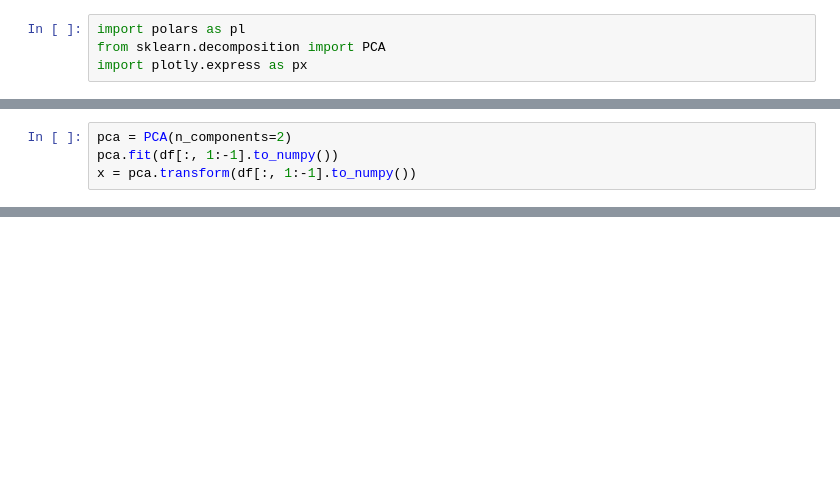
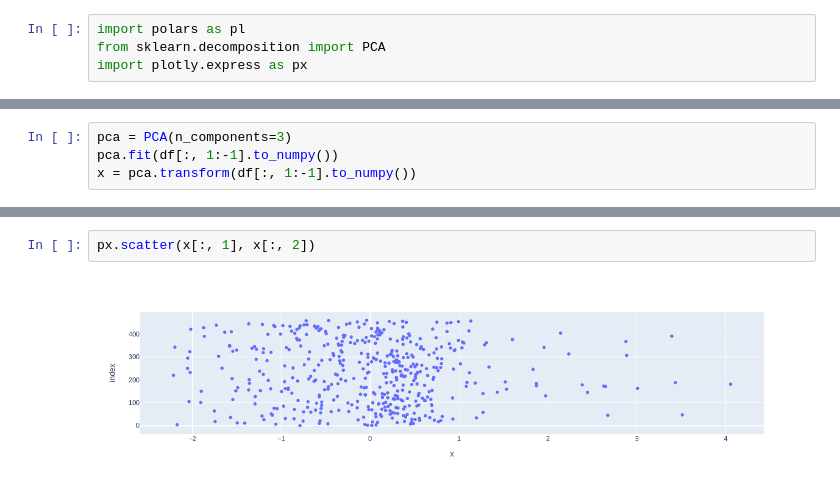
Before and after one commit to jguhlin/pangenome-prep, a Jupyter notebook: notebooks/Untitled.ipynb, the cells around one changed output, grey strips where cells are left out. Saved outputs shown, nothing was run; the diff lists cells and outputs as text; blank space fills up the shorter version.

```diff
--- a/notebooks/Untitled.ipynb
+++ b/notebooks/Untitled.ipynb
@@ -15,7 +15,7 @@ shape: (5, 463)
 | "Bombus_terrest… | 0.312497 | 0.223507 | 0.178954 | 0.0 | 0.319636 | 0.283302 | 0.23361 | 0.270728 | 0.230969 | 0.203216 | ... |
 | "Athalia_rosae" | 0.319607 | 0.325434 | 0.322528 | 0.319636 | 0.0 | 0.272161 | 1.0 | 0.325587 | 0.324815 | 0.283302 | ... |
 # %%
-pca = PCA(n_components=2)
+pca = PCA(n_components=3)
 pca.fit(df[:, 1:-1].to_numpy())
 x = pca.transform(df[:, 1:-1].to_numpy())
 # %%
@@ -25,2 +24,6 @@ px.scatter(x[:, 0], x[:, 1])
 [figure]
+# %%
+px.scatter(x[:, 1], x[:, 2])
+# %% [output]
+[figure, added]
 # %%
```
Also changed, not shown: parts of 2 cells of this notebook.
